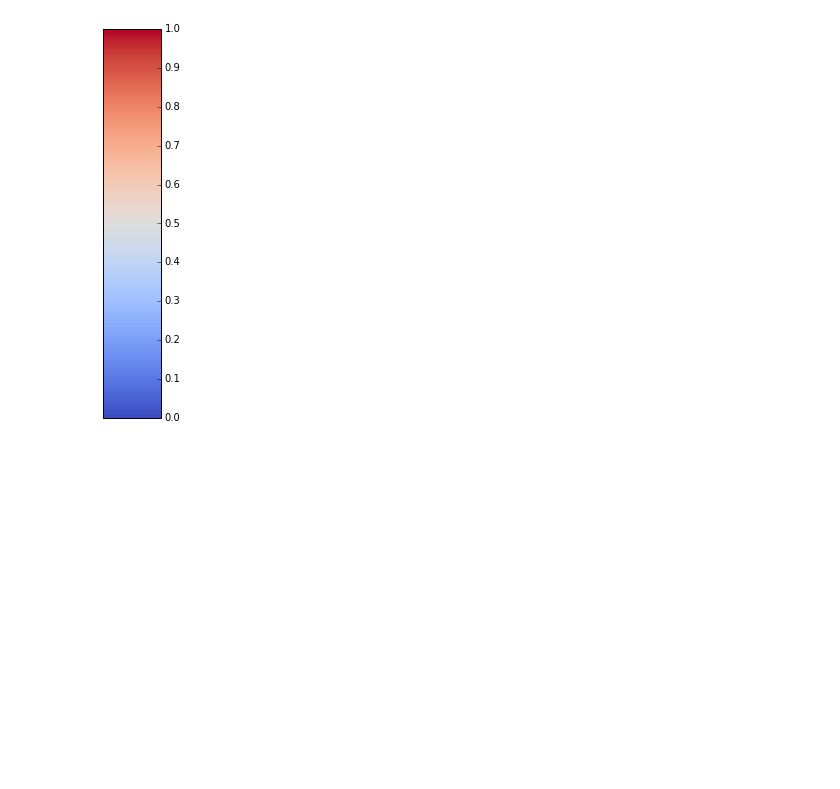
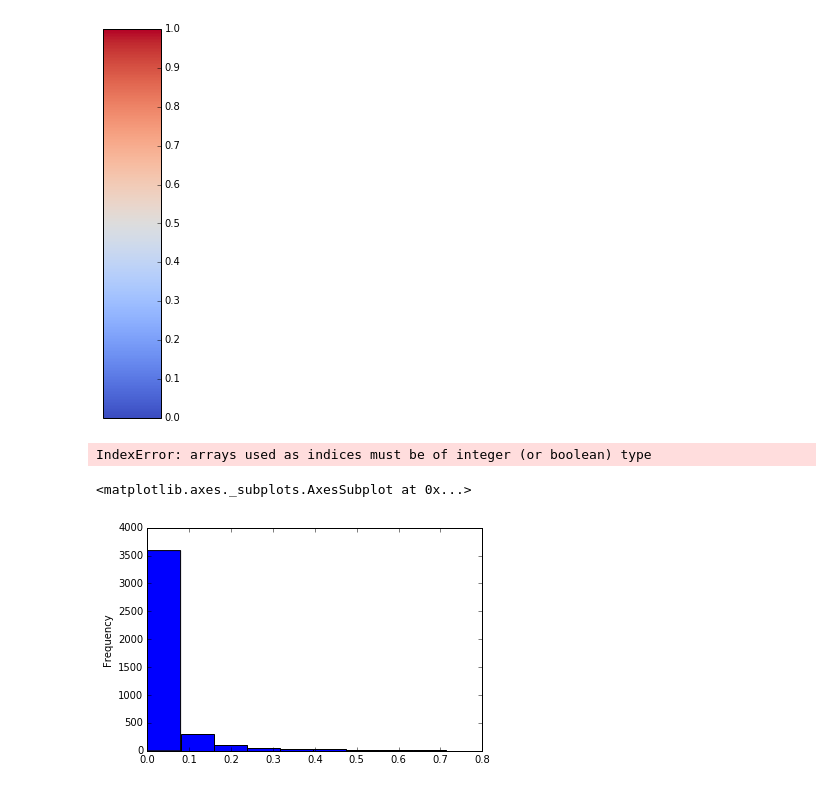
Before and after one commit to xiaohan2012/active-cascade-reconstruction, a Jupyter notebook: infection-probability-after-queries.ipynb, the cells around one changed output. Cells and saved outputs as stored; diff of their text form; code cells hidden in the pictures; blank space fills up the shorter version.

```diff
--- a/infection-probability-after-queries.ipynb
+++ b/infection-probability-after-queries.ipynb
@@ -170,3 +180,20 @@ pl.colorbar(orientation=orientation, cax=cax)
 pl.savefig("figs/infection-probas-after-queries/colorbar_{}.pdf".format(orientation))
 # %% [output]
 [figure]
+# %%
+inf_probas[mask]
+# %% [output]
+IndexError: arrays used as indices must be of integer (or boolean) type
+# %%
+method = 'random'
+inf_probas_list = pkl.load(open(inf_probas_path + method + '/{}.pkl'.format(cascade_id), 'rb'))
+queries, _ = pkl.load(open(query_path + method + '/{}.pkl'.format(cascade_id), 'rb'))
+
+obs_and_queries = list(obs) + queries[:10]
+inf_probas = inf_probas_list[9]
+mask = np.ones(len(inf_probas), dtype=np.bool)
+mask[obs_and_queries] = 0
+pd.Series(inf_probas[mask]).plot('hist')
+# %% [output]
+<matplotlib.axes._subplots.AxesSubplot at 0x...>
+[figure, added]
```
Also changed, not shown: parts of 7 cells of this notebook, 1 other file.
